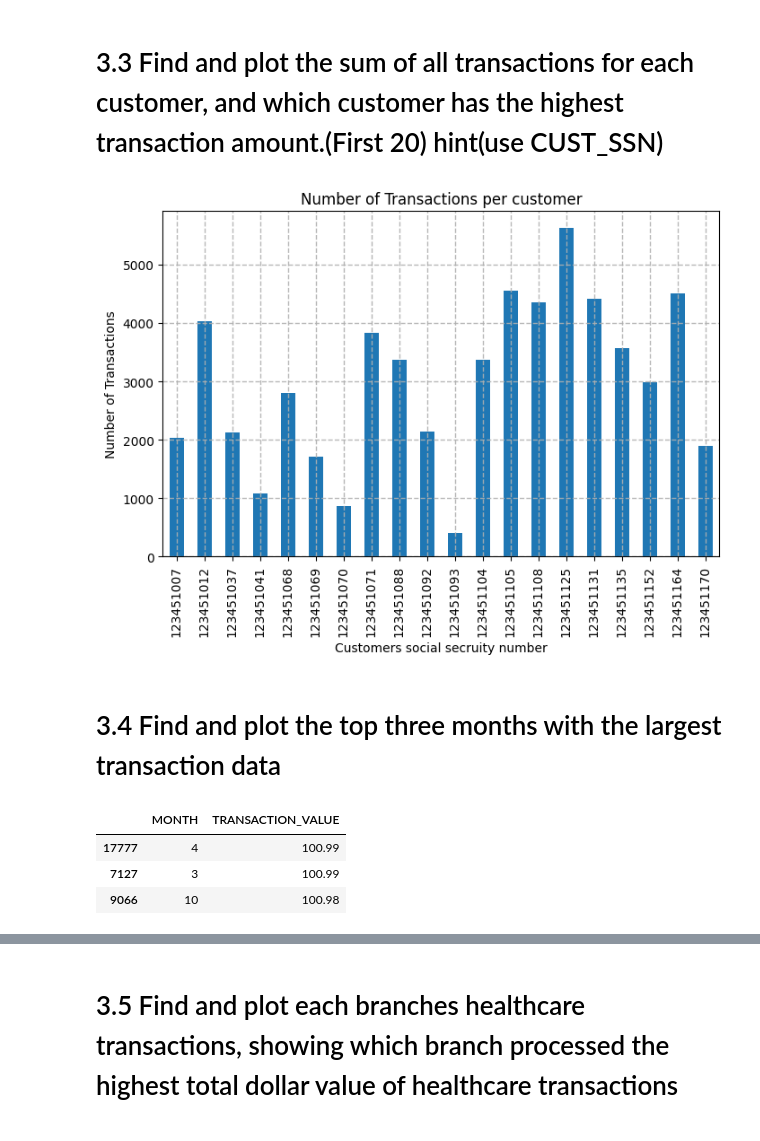
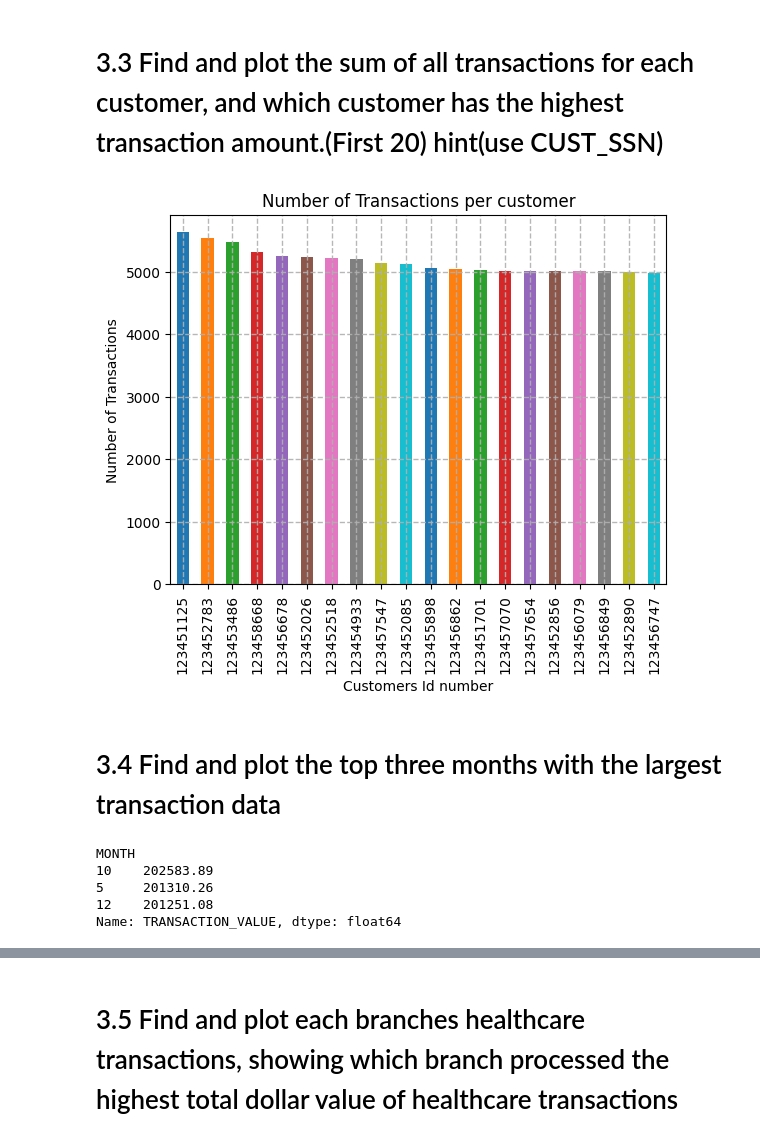
Before and after one commit to AbenezerTsige/Cap_Sone_Project, a Jupyter notebook: Credit_Card_System.ipynb, the cells around one changed output, grey strips where cells are left out. Drawn from its saved outputs; the diff is of its cells as text; code cells hidden in the pictures.

```diff
--- a/Credit_Card_System.ipynb
+++ b/Credit_Card_System.ipynb
@@ -354,30 +369,36 @@ plt.show()
 
 df_all_transact = df_credit_pd[['CUST_SSN', 'TRANSACTION_VALUE']]
 df_all_transact = df_all_transact.groupby(['CUST_SSN'])['TRANSACTION_VALUE'].sum()
+df_all_transact = df_all_transact.sort_values(ascending=False)
 df_all_transact = df_all_transact.head(20) # Get the first 20 results
 # %%
+N = len(df_all_transact)
+cmap = plt.cm.tab10
+colors = cmap(np.arange(len(df_all_transact)) % cmap.N)
 
-df_all_transact.plot(kind='bar', figsize=(8, 5))
+df_all_transact.plot.bar(color = colors)
 
-plt.xlabel('Customers social secruity number')      # add x-label to the plot
+plt.xlabel('Customers Id number')      # add x-label to the plot
 plt.ylabel('Number of Transactions')                # add y-label to the plot
 plt.title('Number of Transactions per customer')    # add title to the plot
 plt.grid(which='major',linestyle = '--', linewidth = 1, alpha=0.9)
 plt.show()
 # %% [output]
-[figure, old version]
+[figure, new version]
 # %% [markdown]
 # 3.4 Find and plot the top three months with the largest transaction data
 # %%
 # x = months
 # y = transaction value
 df_top_three = df_credit_pd[['MONTH','TRANSACTION_VALUE']]
-df_top_three = df_top_three.sort_values(by=['TRANSACTION_VALUE'], ascending=False )
+df_top_three = df_credit_pd.groupby(['MONTH'])['TRANSACTION_VALUE'].sum()
+df_top_three = df_top_three.sort_values(ascending=False)
 df_top_three = df_top_three.head(3)
 df_top_three
 # %% [output]
-|  | MONTH | TRANSACTION_VALUE |
-| 17777 | 4 | 100.99 |
-| 7127 | 3 | 100.99 |
-| 9066 | 10 | 100.98 |
+MONTH
+10    202583.89
+5     201310.26
+12    201251.08
+Name: TRANSACTION_VALUE, dtype: float64
 # %%
```
Also changed, not shown: parts of 17 cells of this notebook.
